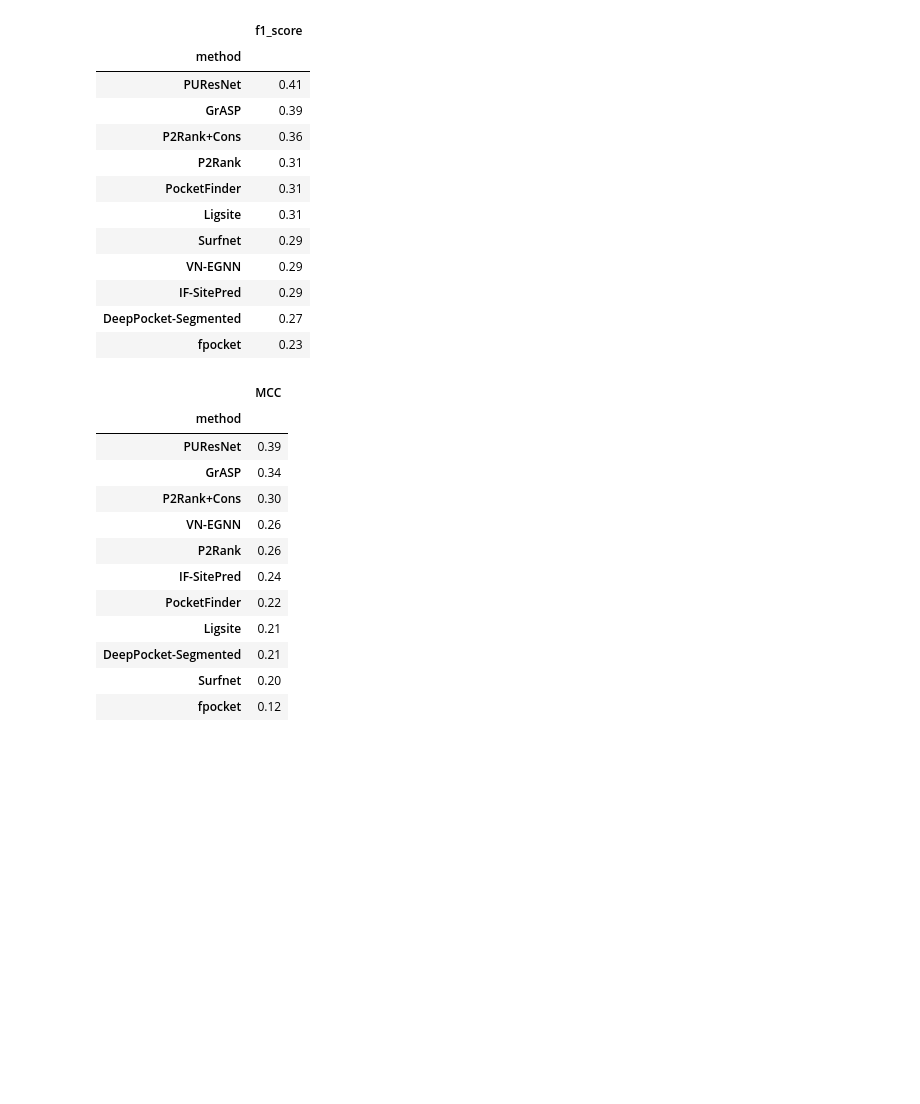
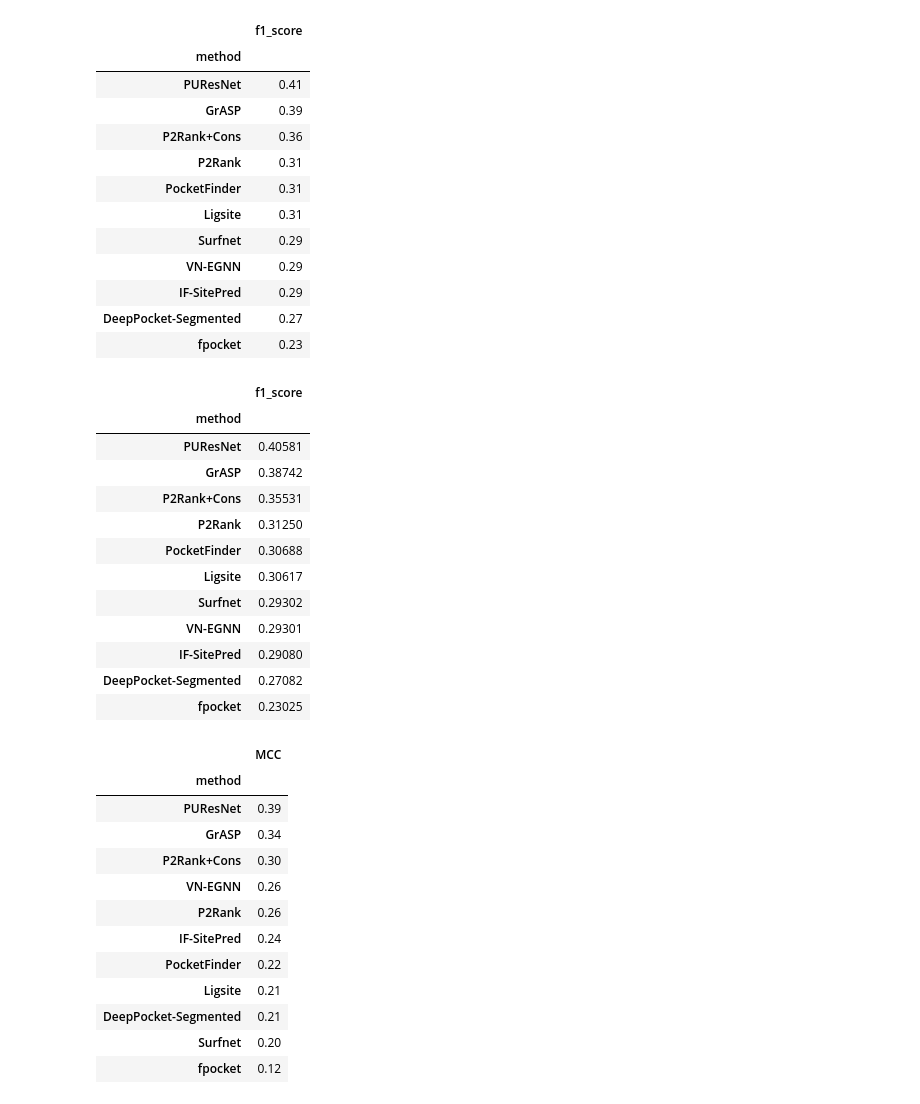
Before and after one commit to bartongroup/LBS-comparison, a Jupyter notebook: ANALYSIS/13_BENCHMARK_residue_level.ipynb, the cells around one changed output. Saved outputs shown, nothing was run; the diff lists cells and outputs as text; code cells hidden in the pictures; blank space fills up the shorter version.

```diff
--- a/ANALYSIS/13_BENCHMARK_residue_level.ipynb
+++ b/ANALYSIS/13_BENCHMARK_residue_level.ipynb
@@ -365,6 +367,8 @@ fpocket                 138
 Name: method, dtype: int64
 # %%
 f1_scores_df.to_pickle("./results/F1_scores.pkl")
+# %%
+f1_scores_df = pd.read_pickle("./results/F1_scores.pkl")
 # %% [markdown]
 ## Calculating MCC
 # %%
@@ -518,6 +524,22 @@ f1_scores_df.groupby("method").mean().sort_values("f1_score", ascending = False)
 | IF-SitePred | 0.29 |
 | DeepPocket-Segmented | 0.27 |
 | fpocket | 0.23 |
+# %%
+f1_scores_df.groupby("method").mean().sort_values("f1_score", ascending = False).round(5)
+# %% [output]
+|  | f1_score |
+| method |  |
+| PUResNet | 0.40581 |
+| GrASP | 0.38742 |
+| P2Rank+Cons | 0.35531 |
+| P2Rank | 0.31250 |
+| PocketFinder | 0.30688 |
+| Ligsite | 0.30617 |
+| Surfnet | 0.29302 |
+| VN-EGNN | 0.29301 |
+| IF-SitePred | 0.29080 |
+| DeepPocket-Segmented | 0.27082 |
+| fpocket | 0.23025 |
 # %%
 MCCs_df.groupby("method").mean().sort_values("MCC", ascending = False).round(2)
 # %% [output]
```
Also changed, not shown: parts of 6 cells of this notebook, 5 other files.
